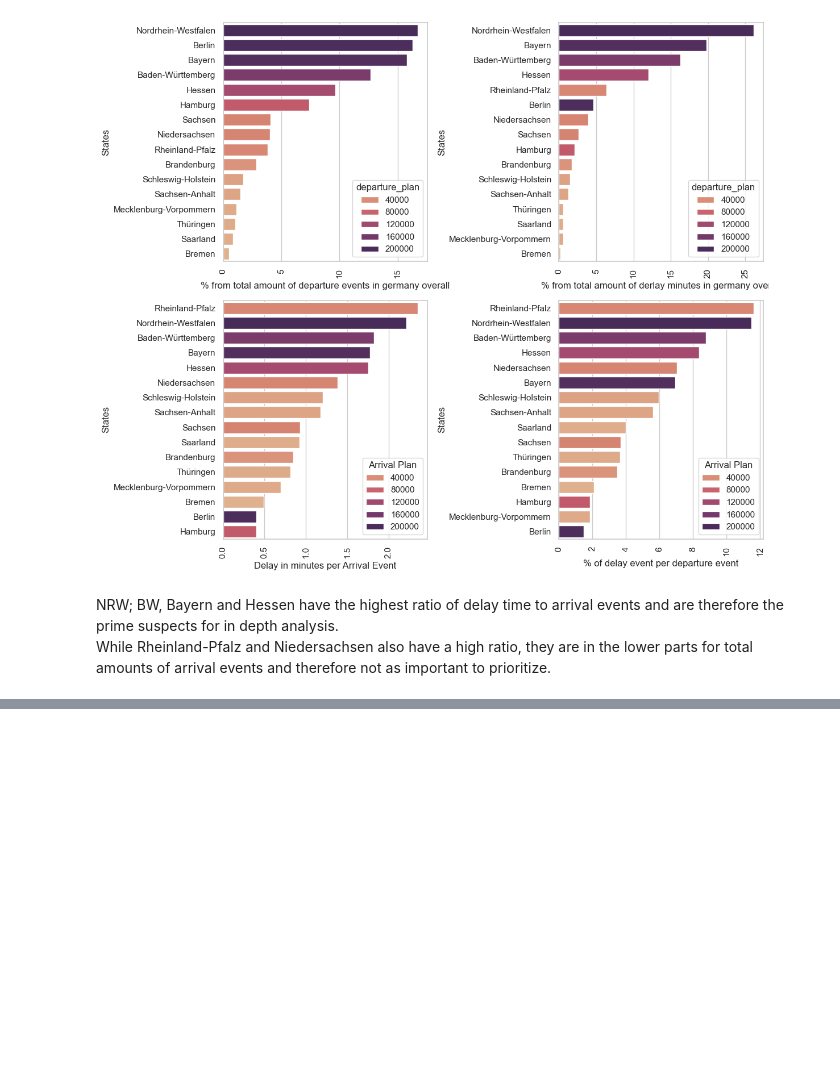
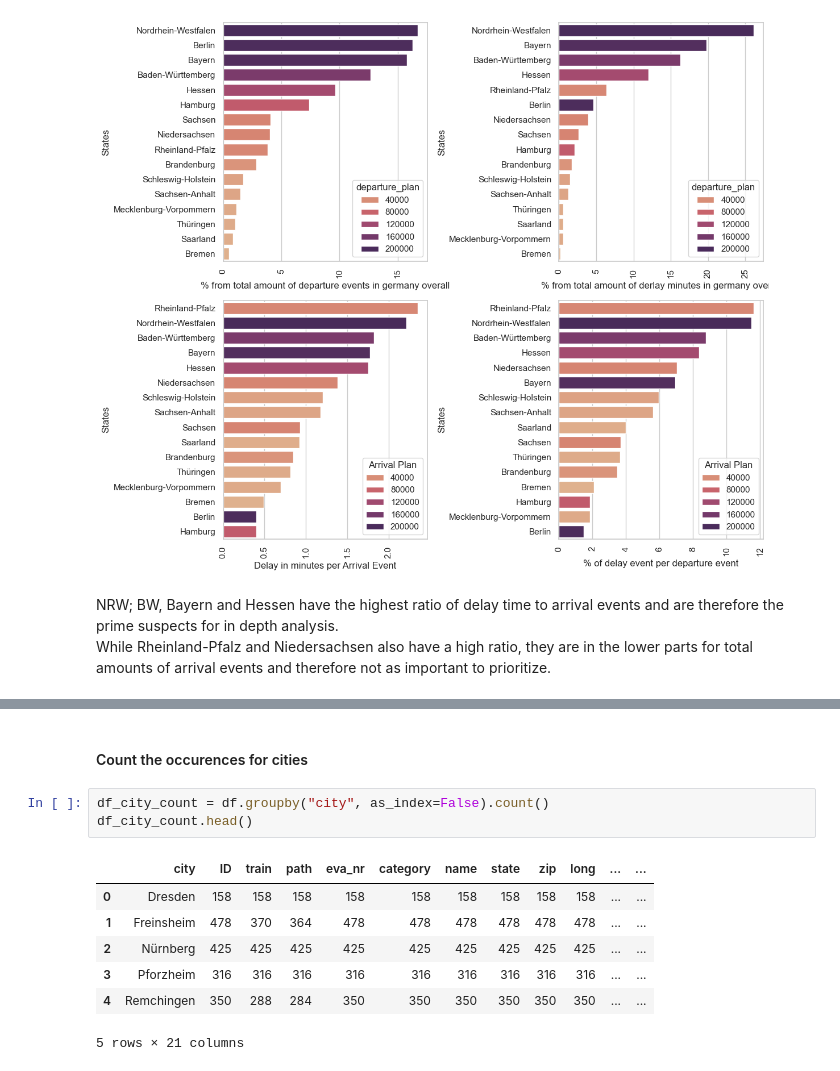
Before and after one commit to Nokkyuu/Fantastic_trains_and_when_to_find_them, a Jupyter notebook: EDA/eda_general_data.ipynb, the cells around one changed output, grey strips where cells are left out. Cells and saved outputs as stored; diff of their text form; blank space fills up the shorter version.

```diff
--- a/EDA/eda_general_data.ipynb
+++ b/EDA/eda_general_data.ipynb
@@ -297,0 +359,13 @@ NRW; BW, Bayern and Hessen have the highest ratio of delay time to arrival event
+# %% [markdown]
+#### Count the occurences for cities
+# %%
+df_city_count = df.groupby("city", as_index=False).count()
+df_city_count.head()
+# %% [output]
+|  | city | ID | train | path | eva_nr | category | name | state | zip | long | ... | ... |
+| 0 | Dresden | 158 | 158 | 158 | 158 | 158 | 158 | 158 | 158 | 158 | ... | ... |
+| 1 | Freinsheim | 478 | 370 | 364 | 478 | 478 | 478 | 478 | 478 | 478 | ... | ... |
+| 2 | Nürnberg | 425 | 425 | 425 | 425 | 425 | 425 | 425 | 425 | 425 | ... | ... |
+| 3 | Pforzheim | 316 | 316 | 316 | 316 | 316 | 316 | 316 | 316 | 316 | ... | ... |
+| 4 | Remchingen | 350 | 288 | 284 | 350 | 350 | 350 | 350 | 350 | 350 | ... | ... |
+5 rows × 21 columns
```
Also changed, not shown: parts of 18 cells of this notebook.
